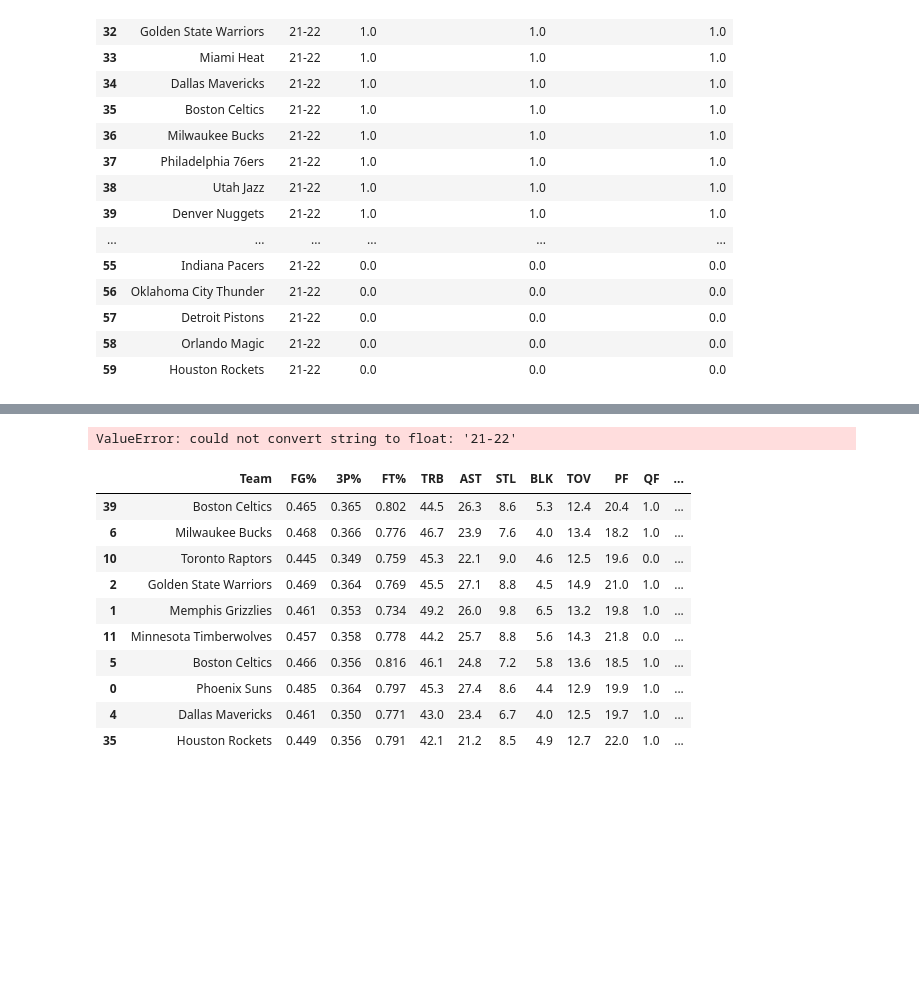
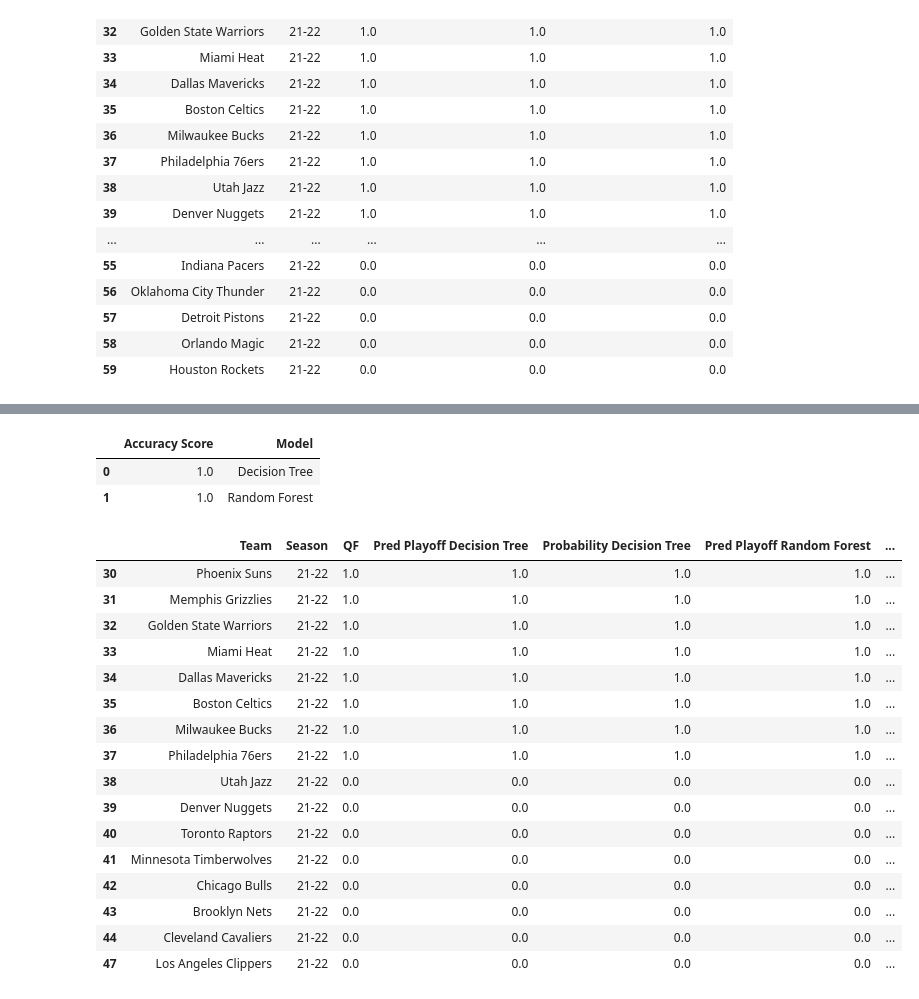
Before and after one commit to mmacrides/Personal-Projects, a Jupyter notebook: Machine Learning/NbaPlayoffs.ipynb, the cells around one changed output, grey strips where cells are left out. Saved outputs shown, nothing was run; the diff lists cells and outputs as text; code cells hidden in the pictures; blank space fills up the shorter version.

```diff
--- a/Machine Learning/NbaPlayoffs.ipynb
+++ b/Machine Learning/NbaPlayoffs.ipynb
@@ -259,41 +241,5 @@ KeyError: '[15, 16, 18, 19, 20, 21, 22, 23, 24, 25, 26, 27, 28, 29, 47, 48, 49,
-# %%
-# Create x and y datasets with the target variable 'Playoff' in mind. 0 denotes a team does not make the playoffs. 1 denotes that a team does make the playoffs.
-y = NbaShuffledQF.QF
-x = NbaShuffledQF.drop('QF',axis=1)
-# Saving feature names for later use
-feature_list = list(x.columns)
-x_train,x_test,y_train,y_test=train_test_split(x,y,test_size=0.3)
-# %%
-#Create a Gaussian Classifier
-forest=RandomForestClassifier(n_estimators=100)
-
-#Train the model using the training sets y_pred=clf.predict(X_test)
-forest.fit(x_train,y_train)
-
-# prediction on test set
-y_pred=forest.predict(x_test)
-
-#Import scikit-learn metrics module for accuracy calculation
-from sklearn import metrics
-# Model Accuracy, how often is the classifier correct?
-print("Accuracy:",metrics.accuracy_score(y_test, y_pred))
-# %% [output]
-ValueError: could not convert string to float: '21-22'
-# %%
-Compare = x_test.copy()
-Compare['QF'] = y_test
-Compare['Pred QF'] = y_pred
-Compare = pd.merge(Teams, Compare, left_index=True, right_index=True)
-Compare.head(30)
-# %% [output]
-|  | Team | FG% | 3P% | FT% | TRB | AST | STL | BLK | TOV | PF | QF | ... |
-| 39 | Boston Celtics | 0.465 | 0.365 | 0.802 | 44.5 | 26.3 | 8.6 | 5.3 | 12.4 | 20.4 | 1.0 | ... |
-| 6 | Milwaukee Bucks | 0.468 | 0.366 | 0.776 | 46.7 | 23.9 | 7.6 | 4.0 | 13.4 | 18.2 | 1.0 | ... |
-| 10 | Toronto Raptors | 0.445 | 0.349 | 0.759 | 45.3 | 22.1 | 9.0 | 4.6 | 12.5 | 19.6 | 0.0 | ... |
-| 2 | Golden State Warriors | 0.469 | 0.364 | 0.769 | 45.5 | 27.1 | 8.8 | 4.5 | 14.9 | 21.0 | 1.0 | ... |
-| 1 | Memphis Grizzlies | 0.461 | 0.353 | 0.734 | 49.2 | 26.0 | 9.8 | 6.5 | 13.2 | 19.8 | 1.0 | ... |
-| 11 | Minnesota Timberwolves | 0.457 | 0.358 | 0.778 | 44.2 | 25.7 | 8.8 | 5.6 | 14.3 | 21.8 | 0.0 | ... |
-| 5 | Boston Celtics | 0.466 | 0.356 | 0.816 | 46.1 | 24.8 | 7.2 | 5.8 | 13.6 | 18.5 | 1.0 | ... |
-| 0 | Phoenix Suns | 0.485 | 0.364 | 0.797 | 45.3 | 27.4 | 8.6 | 4.4 | 12.9 | 19.9 | 1.0 | ... |
-| 4 | Dallas Mavericks | 0.461 | 0.350 | 0.771 | 43.0 | 23.4 | 6.7 | 4.0 | 12.5 | 19.7 | 1.0 | ... |
-| 35 | Houston Rockets | 0.449 | 0.356 | 0.791 | 42.1 | 21.2 | 8.5 | 4.9 | 12.7 | 22.0 | 1.0 | ... |
+# %%
+Nba, Teams = readData()
+NbaQF = Nba[Nba['Playoff'] == 1]
+NbaQF = NbaQF.drop(columns=['Team', 'Year', 'Playoff', 'SF', 'F', 'C'])
+NbaQF = NbaQF.drop(columns=['Wins', 'Losses', 'Win Percentage', 'PS', 'PA', 'PD', 'Standardized PD'])
@@ -299,0 +309,29 @@ Compare.head(30)
+# %%
+metric, compare, features = modelingQF(models, NbaQF)
+# %%
+metric
+# %% [output]
+|  | Accuracy Score | Model |
+| 0 | 1.0 | Decision Tree |
+| 1 | 1.0 | Random Forest |
+# %%
+compare = pd.merge(Teams, compare, left_index=True, right_index=True)
+compare
+# %% [output]
+|  | Team | Season | QF | Pred Playoff Decision Tree | Probability Decision Tree | Pred Playoff Random Forest | ... |
+| 30 | Phoenix Suns | 21-22 | 1.0 | 1.0 | 1.0 | 1.0 | ... |
+| 31 | Memphis Grizzlies | 21-22 | 1.0 | 1.0 | 1.0 | 1.0 | ... |
+| 32 | Golden State Warriors | 21-22 | 1.0 | 1.0 | 1.0 | 1.0 | ... |
+| 33 | Miami Heat | 21-22 | 1.0 | 1.0 | 1.0 | 1.0 | ... |
+| 34 | Dallas Mavericks | 21-22 | 1.0 | 1.0 | 1.0 | 1.0 | ... |
+| 35 | Boston Celtics | 21-22 | 1.0 | 1.0 | 1.0 | 1.0 | ... |
+| 36 | Milwaukee Bucks | 21-22 | 1.0 | 1.0 | 1.0 | 1.0 | ... |
+| 37 | Philadelphia 76ers | 21-22 | 1.0 | 1.0 | 1.0 | 1.0 | ... |
+| 38 | Utah Jazz | 21-22 | 0.0 | 0.0 | 0.0 | 0.0 | ... |
+| 39 | Denver Nuggets | 21-22 | 0.0 | 0.0 | 0.0 | 0.0 | ... |
+| 40 | Toronto Raptors | 21-22 | 0.0 | 0.0 | 0.0 | 0.0 | ... |
+| 41 | Minnesota Timberwolves | 21-22 | 0.0 | 0.0 | 0.0 | 0.0 | ... |
+| 42 | Chicago Bulls | 21-22 | 0.0 | 0.0 | 0.0 | 0.0 | ... |
+| 43 | Brooklyn Nets | 21-22 | 0.0 | 0.0 | 0.0 | 0.0 | ... |
+| 44 | Cleveland Cavaliers | 21-22 | 0.0 | 0.0 | 0.0 | 0.0 | ... |
+| 47 | Los Angeles Clippers | 21-22 | 0.0 | 0.0 | 0.0 | 0.0 | ... |
```
Also changed, not shown: parts of 16 cells of this notebook, 10 other files.
